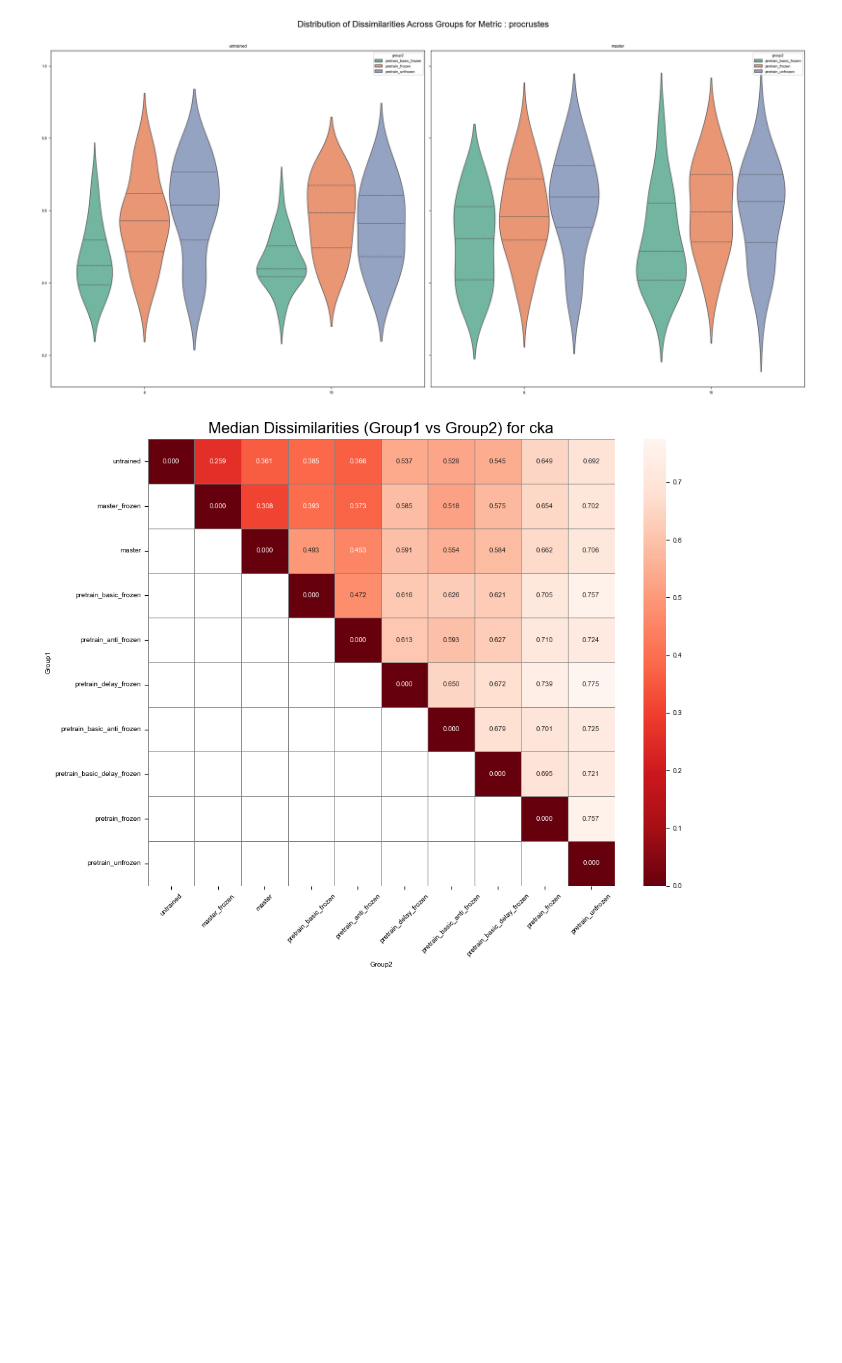
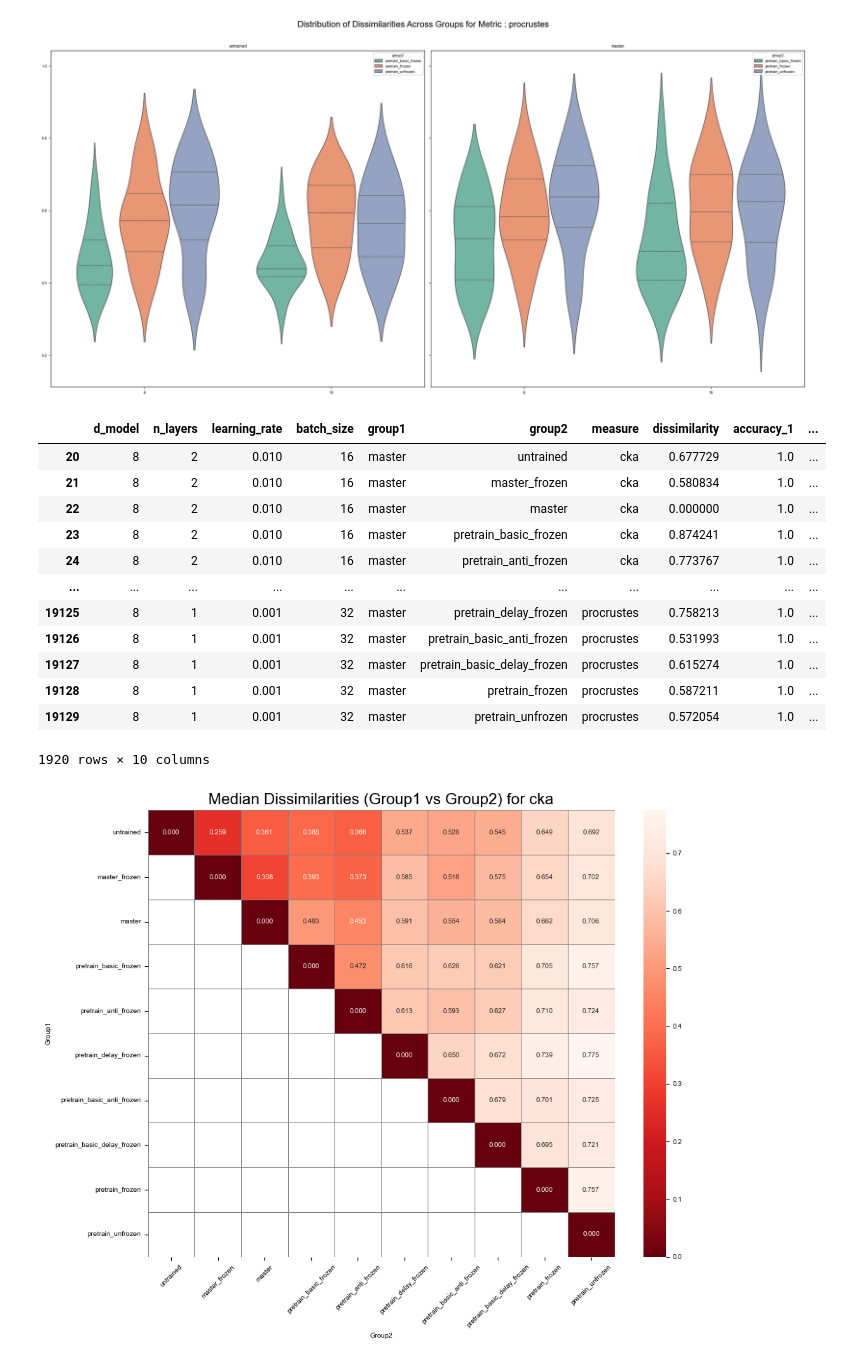
Before and after one commit to qglht/RepAL, a Jupyter notebook: notebooks/analysis_mamba.ipynb, the cells around one changed output. Saved outputs shown, nothing was run; the diff lists cells and outputs as text; code cells hidden in the pictures; blank space fills up the shorter version.

```diff
--- a/notebooks/analysis_mamba.ipynb
+++ b/notebooks/analysis_mamba.ipynb
@@ -87,6 +87,22 @@ groups_trained = [
     "pretrain_unfrozen",
 ]
 other_groups = [group for group in df["group1"].unique() if group not in groups_trained]
+# %%
+df[df["group1"] == "master"]
+# %% [output]
+|  | d_model | n_layers | learning_rate | batch_size | group1 | group2 | measure | dissimilarity | accuracy_1 | ... |
+| 20 | 8 | 2 | 0.010 | 16 | master | untrained | cka | 0.677729 | 1.0 | ... |
+| 21 | 8 | 2 | 0.010 | 16 | master | master_frozen | cka | 0.580834 | 1.0 | ... |
+| 22 | 8 | 2 | 0.010 | 16 | master | master | cka | 0.000000 | 1.0 | ... |
+| 23 | 8 | 2 | 0.010 | 16 | master | pretrain_basic_frozen | cka | 0.874241 | 1.0 | ... |
+| 24 | 8 | 2 | 0.010 | 16 | master | pretrain_anti_frozen | cka | 0.773767 | 1.0 | ... |
+| ... | ... | ... | ... | ... | ... | ... | ... | ... | ... | ... |
+| 19125 | 8 | 1 | 0.001 | 32 | master | pretrain_delay_frozen | procrustes | 0.758213 | 1.0 | ... |
+| 19126 | 8 | 1 | 0.001 | 32 | master | pretrain_basic_anti_frozen | procrustes | 0.531993 | 1.0 | ... |
+| 19127 | 8 | 1 | 0.001 | 32 | master | pretrain_basic_delay_frozen | procrustes | 0.615274 | 1.0 | ... |
+| 19128 | 8 | 1 | 0.001 | 32 | master | pretrain_frozen | procrustes | 0.587211 | 1.0 | ... |
+| 19129 | 8 | 1 | 0.001 | 32 | master | pretrain_unfrozen | procrustes | 0.572054 | 1.0 | ... |
+1920 rows × 10 columns
 # %%
 df_selected = df[
     # For rows where model1 is in group1
```
Also changed, not shown: 4 other files.
